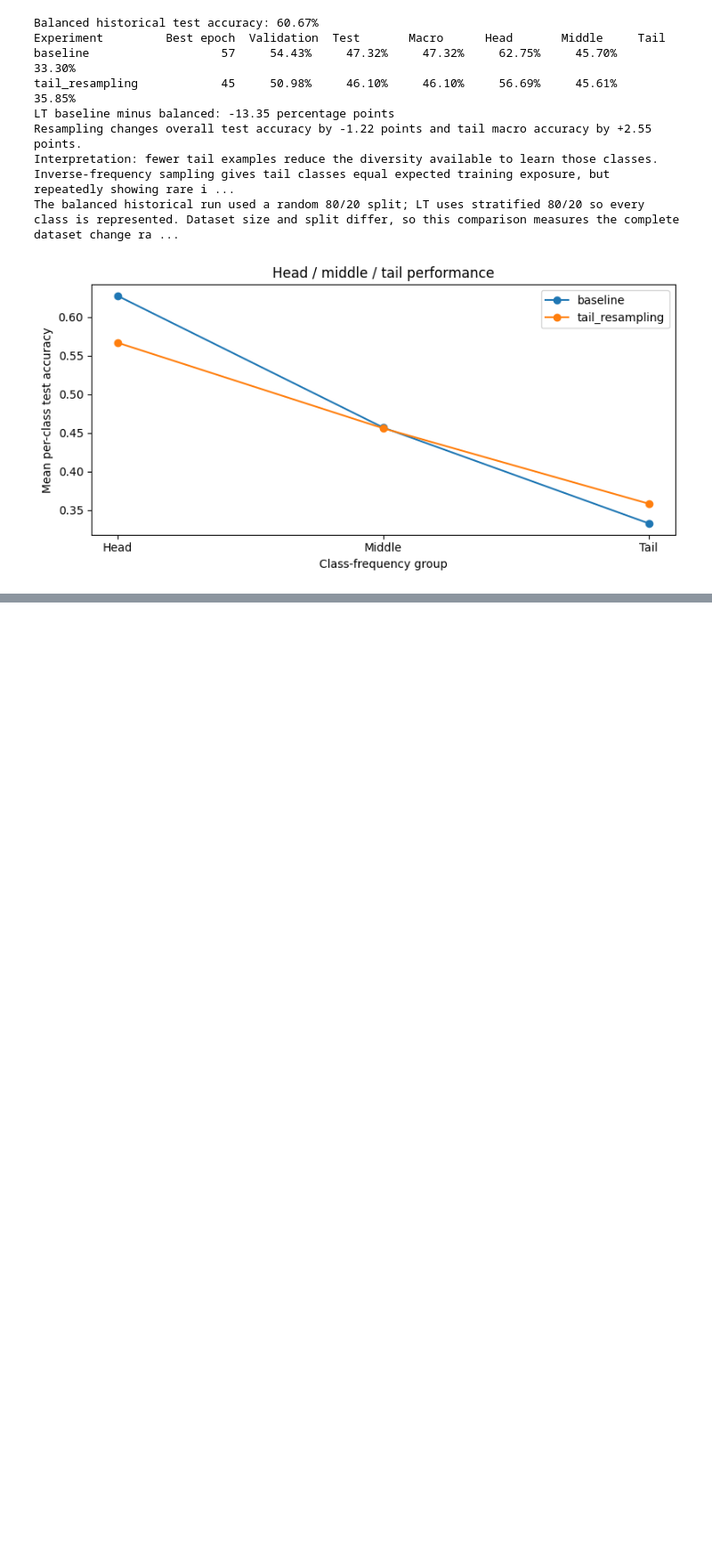
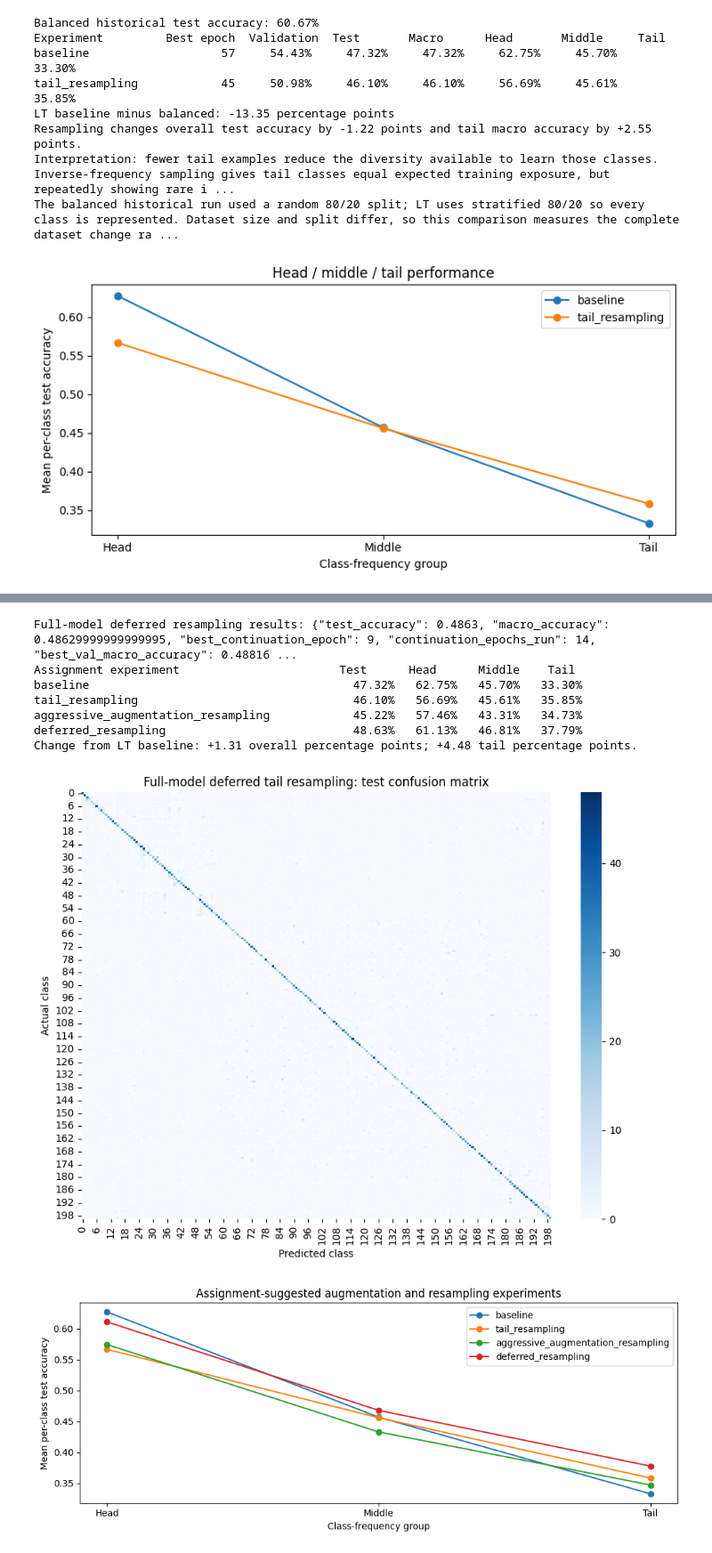
Before and after one commit to Sam-0505/assignment_1, a Jupyter notebook: AI4CV_hw1_part1.ipynb, the cells around one changed output, grey strips where cells are left out. Shown at 89% size. Saved outputs shown, nothing was run; the diff lists cells and outputs as text; code cells hidden in the pictures; blank space fills up the shorter version.

```diff
--- a/AI4CV_hw1_part1.ipynb
+++ b/AI4CV_hw1_part1.ipynb
@@ -879,0 +1230,70 @@ The balanced historical run used a random 80/20 split; LT uses stratified 80/20
+# %%
+lt_deferred_predictions, lt_deferred_actual = get_predictions(lt_deferred_model, lt_test_loader)
+lt_deferred_cm = confusion_matrix(lt_deferred_actual, lt_deferred_predictions,
+                                 labels=np.arange(num_classes))
+lt_deferred_per_class = np.diag(lt_deferred_cm) / lt_deferred_cm.sum(axis=1).clip(min=1)
+lt_deferred_metrics = {
+    "test_accuracy": float((lt_deferred_predictions == lt_deferred_actual).mean()),
+    "macro_accuracy": float(lt_deferred_per_class.mean()),
+    "best_continuation_epoch": int(lt_deferred_best_epoch),
+    "continuation_epochs_run": len(lt_deferred_history),
+    "best_val_macro_accuracy": float(lt_deferred_best_macro),
+    "best_val_accuracy": float(lt_deferred_best["val_accuracy"])}
+lt_deferred_groups = dict(zip(
+    ("head", "middle", "tail"),
+    np.array_split(np.argsort(-lt_train_counts, kind="stable"), 3)))
+for group, ids in lt_deferred_groups.items():
+    lt_deferred_metrics[group + "_macro_accuracy"] = float(lt_deferred_per_class[ids].mean())
+with open(lt_deferred_prefix + "_results.json", "w") as results_file:
+    json.dump({"seed": lt_seed, "method": "full-model continued LT training with stronger augmentation and frequent inverse-sqrt tail sampling",
+               "initial_checkpoint": "part1_lt_baseline_best_weights.pth",
+               "initial_validation": lt_deferred_initial_validation,
+               "selection": "LT validation macro accuracy; test set used only after selection",
+               "metrics": lt_deferred_metrics, "history": lt_deferred_history}, results_file, indent=2)
+np.save(lt_deferred_prefix + "_confusion_matrix.npy", lt_deferred_cm)
+print("Full-model deferred resampling results:", json.dumps(lt_deferred_metrics))
+with open("part1_lt_results.json") as prior_results_file:
+    lt_deferred_comparison = json.load(prior_results_file)["results"]
+with open("part1_lt_aggressive_resampling_results.json") as prior_combo_file:
+    lt_deferred_comparison["aggressive_augmentation_resampling"] = json.load(prior_combo_file)["metrics"]
+lt_deferred_comparison["deferred_resampling"] = lt_deferred_metrics
+print("Assignment experiment                       Test      Head      Middle    Tail")
+for experiment, metrics in lt_deferred_comparison.items():
+    print(f"{experiment:43} {metrics['test_accuracy']:8.2%} "
+          f"{metrics['head_macro_accuracy']:8.2%} {metrics['middle_macro_accuracy']:8.2%} "
+          f"{metrics['tail_macro_accuracy']:8.2%}")
+print(f"Change from LT baseline: "
+      f"{100 * (lt_deferred_metrics['test_accuracy'] - lt_deferred_comparison['baseline']['test_accuracy']):+.2f} "
+      f"overall percentage points; "
+      f"{100 * (lt_deferred_metrics['tail_macro_accuracy'] - lt_deferred_comparison['baseline']['tail_macro_accuracy']):+.2f} "
+      f"tail percentage points.")
+plt.figure(figsize=(9, 7))
+sns.heatmap(lt_deferred_cm, cmap="Blues")
+plt.xlabel("Predicted class")
+plt.ylabel("Actual class")
+plt.title("Full-model deferred tail resampling: test confusion matrix")
+plt.tight_layout()
+plt.savefig(lt_deferred_prefix + "_confusion.png", dpi=150)
+plt.show()
+plt.figure(figsize=(10, 4))
+for experiment, metrics in lt_deferred_comparison.items():
+    plt.plot(["Head", "Middle", "Tail"],
+             [metrics[group + "_macro_accuracy"] for group in ("head", "middle", "tail")],
+             marker="o", label=experiment)
+plt.xlabel("Class-frequency group")
+plt.ylabel("Mean per-class test accuracy")
+plt.title("Assignment-suggested augmentation and resampling experiments")
+plt.legend()
+plt.tight_layout()
+plt.savefig(lt_deferred_prefix + "_group_comparison.png", dpi=150)
+plt.show()
+# %% [output]
+Full-model deferred resampling results: {"test_accuracy": 0.4863, "macro_accuracy": 0.48629999999999995, "best_continuation_epoch": 9, "continuation_epochs_run": 14, "best_val_macro_accuracy": 0.48816 ...
+Assignment experiment                       Test      Head      Middle    Tail
+baseline                                      47.32%   62.75%   45.70%   33.30%
+tail_resampling                               46.10%   56.69%   45.61%   35.85%
+aggressive_augmentation_resampling            45.22%   57.46%   43.31%   34.73%
+deferred_resampling                           48.63%   61.13%   46.81%   37.79%
+Change from LT baseline: +1.31 overall percentage points; +4.48 tail percentage points.
+[figure, added]
+[figure, added]
```
Also changed, not shown: parts of 5 cells of this notebook.
